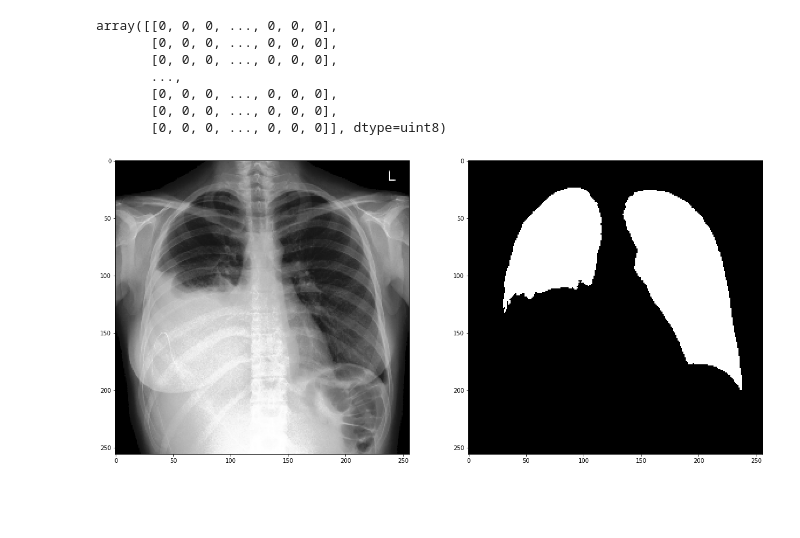
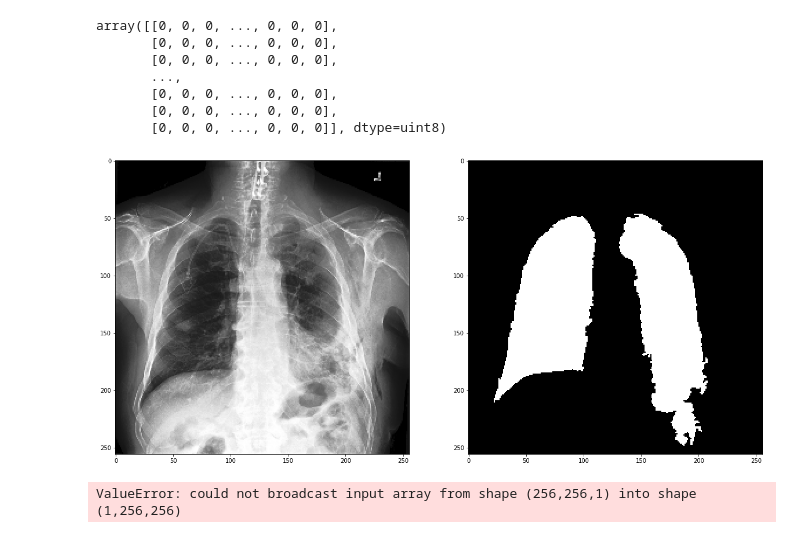
Before and after one commit to tsy935/metal, a Jupyter notebook: metal/mmtl/cxr/analysis/notebooks/slice_function_dev.ipynb, the cells around one changed output. Saved outputs shown, nothing was run; the diff lists cells and outputs as text; code cells hidden in the pictures; blank space fills up the shorter version.

Commit message:
added lung seg model

```diff
--- a/metal/mmtl/cxr/analysis/notebooks/slice_function_dev.ipynb
+++ b/metal/mmtl/cxr/analysis/notebooks/slice_function_dev.ipynb
@@ -217,28 +303,57 @@ array([[0, 0, 0, ..., 0, 0, 0],
 from keras.models import load_model
 from skimage import exposure, morphology
 
-xx = (cv2.resize(x_test.numpy(), dsize=(256, 256))-mean[0])/std[0]
-im_shape = xx.shape
-xx = xx[None,:,:,None]
+def get_canny_edges(x):
+    proc_fun = partial(canny_edge_detection, kwargs={'threshold1':100, 'threshold2':150, 'apertureSize':3, 'L2gradient':True})
+
+    x_out = proc_fun(x*255)
+    return x_out
+
 def remove_small_regions(img, size):
     """Morphologically removes small (less than size) connected regions of 0s or 1s."""
     img = morphology.remove_small_objects(img, size)
     img = morphology.remove_small_holes(img, size)
     return img
 
-model_name = '../../../../../../lung-segmentation-2d/trained_model.hdf5'
-UNet = load_model(model_name)
+def get_lung_segmentation(x):
+    xx = (cv2.resize(x.numpy(), dsize=(256, 256))-mean[0])/std[0]
+    im_shape = xx.shape
+    xx = xx[None,:,:,None]
 
-img = exposure.rescale_intensity(np.squeeze(xx), out_range=(0,1))
-pred = UNet.predict(xx)[..., 0] #.reshape(inp_shape[:2])
 
-pr = pred > 0.5
+    model_name = '../../../../../../lung-segmentation-2d/trained_model.hdf5'
+    UNet = load_model(model_name)
 
-# Remove regions smaller than 2% of the image
-pr = remove_small_regions(pr, 0.02 * np.prod(im_shape))
+    img = exposure.rescale_intensity(np.squeeze(xx), out_range=(0,1))
+    pred = UNet.predict(xx)[..., 0] #.reshape(inp_shape[:2])
+
+    pr = pred > 0.5
+
+    # Remove regions smaller than 2% of the image
+    pr = remove_small_regions(pr, 0.02 * np.prod(im_shape))
+    return pr, xx
+
+def get_canny_seg_diff_image(x):
+    edges = get_canny_edges(x)
+    lungs = get_lung_segmentation(x)
+
+    # resizing to align with lung segmentation
+    edges = cv2.resize(edges, dsize=(256, 256))
+
+    # getting difference image
+    diff_img = (lungs*255 - x_test_proc_ds)*pr
+
+    return diff_img
 # %%
+x_test = Xs_neg[ex_ind][0,:,:]
+pr, xx = get_lung_segmentation(x_test)
 fig, ax = plt.subplots(1,2,figsize=(20,20))
 ax[0].imshow(xx[0,:,:,0], cmap='gray');
 ax[1].imshow(pr.squeeze(), cmap='gray');
 # %% [output]
-[figure, old version]
+[figure, new version]
+# %%
+diff_img = get_canny_seg_diff_image(x_test)
+plt.imshow(diff_img.squeeze(), cmap='gray')
+# %% [output]
+ValueError: could not broadcast input array from shape (256,256,1) into shape (1,256,256)
```
Also changed, not shown: parts of 15 cells of this notebook, 2 other files.
